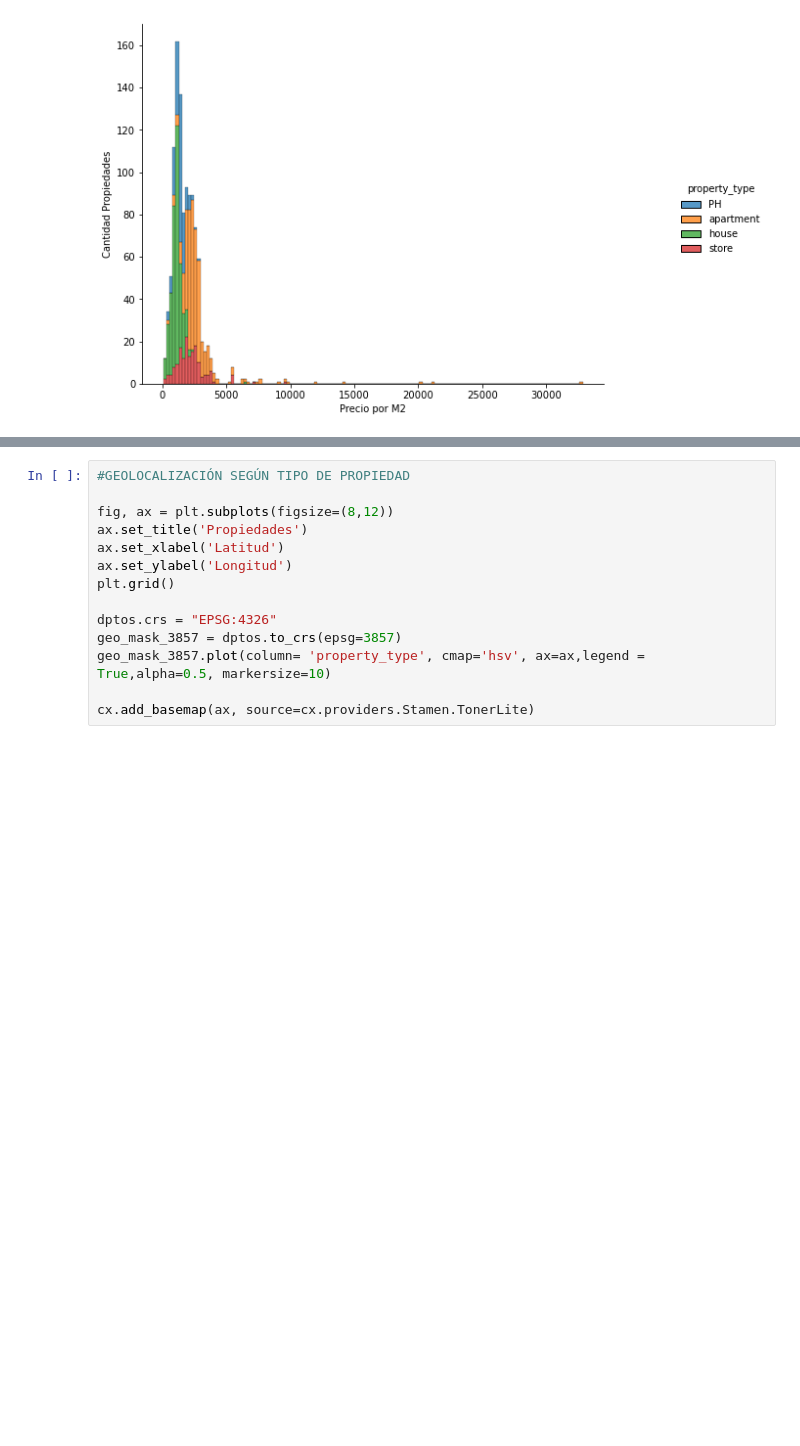
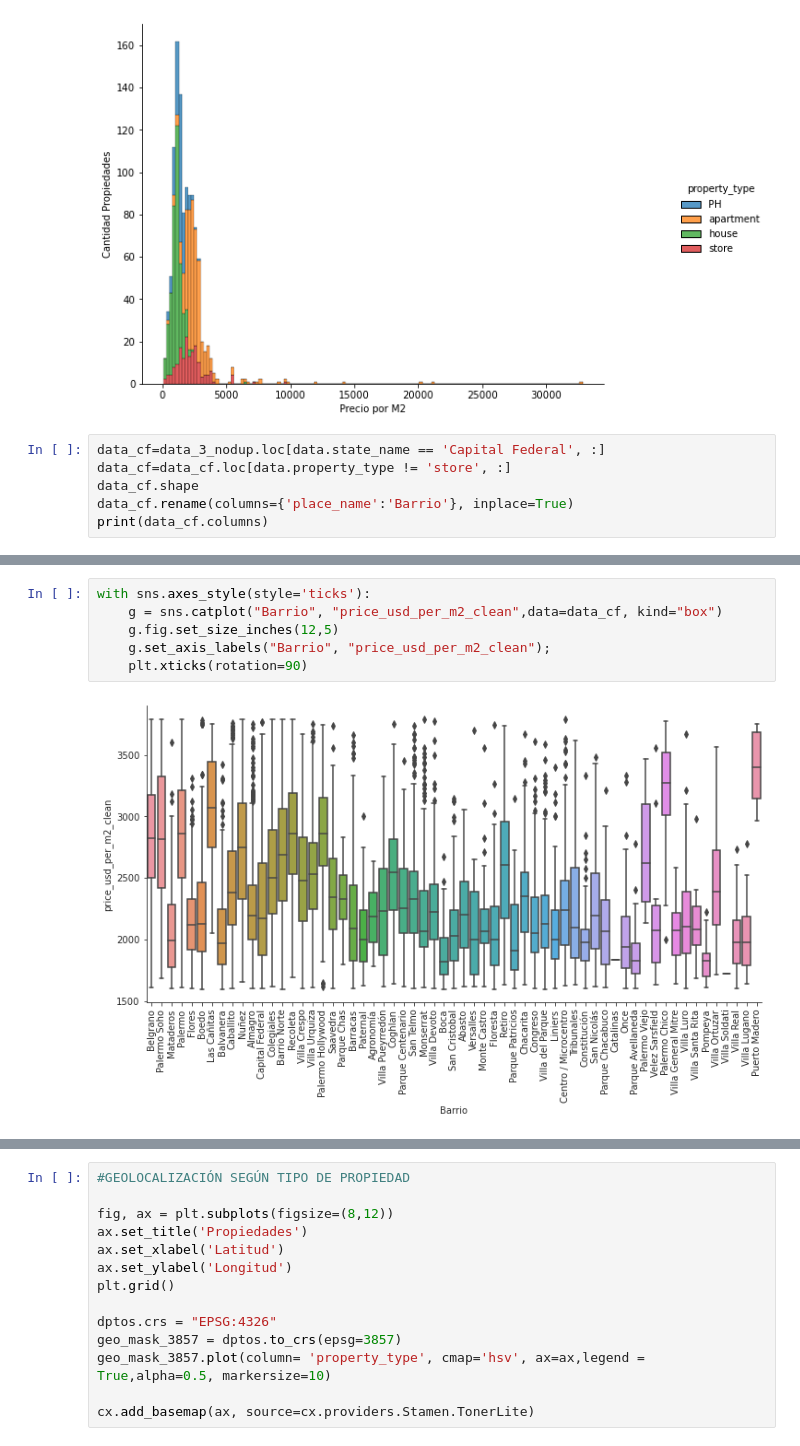
Before and after one commit to FernandoCastroSaia/DH, a Jupyter notebook: TPMerge3.ipynb, the cells around one changed output, grey strips where cells are left out. Saved outputs shown, nothing was run; the diff lists cells and outputs as text; blank space fills up the shorter version.

```diff
--- a/TPMerge3.ipynb
+++ b/TPMerge3.ipynb
@@ -890,3 +895,9 @@ g.set_axis_labels("Precio por M2", "Cantidad Propiedades")
 plt.show()
 # %% [output]
 [figure]
+# %%
+data_cf=data_3_nodup.loc[data.state_name == 'Capital Federal', :]
+data_cf=data_cf.loc[data.property_type != 'store', :]
+data_cf.shape
+data_cf.rename(columns={'place_name':'Barrio'}, inplace=True)
+print(data_cf.columns)
@@ -892,0 +928,8 @@ plt.show()
+# %%
+with sns.axes_style(style='ticks'):
+    g = sns.catplot("Barrio", "price_usd_per_m2_clean",data=data_cf, kind="box")
+    g.fig.set_size_inches(12,5)
+    g.set_axis_labels("Barrio", "price_usd_per_m2_clean");
+    plt.xticks(rotation=90)
+# %% [output]
+[figure, added]
```
Also changed, not shown: parts of 11 cells of this notebook.
